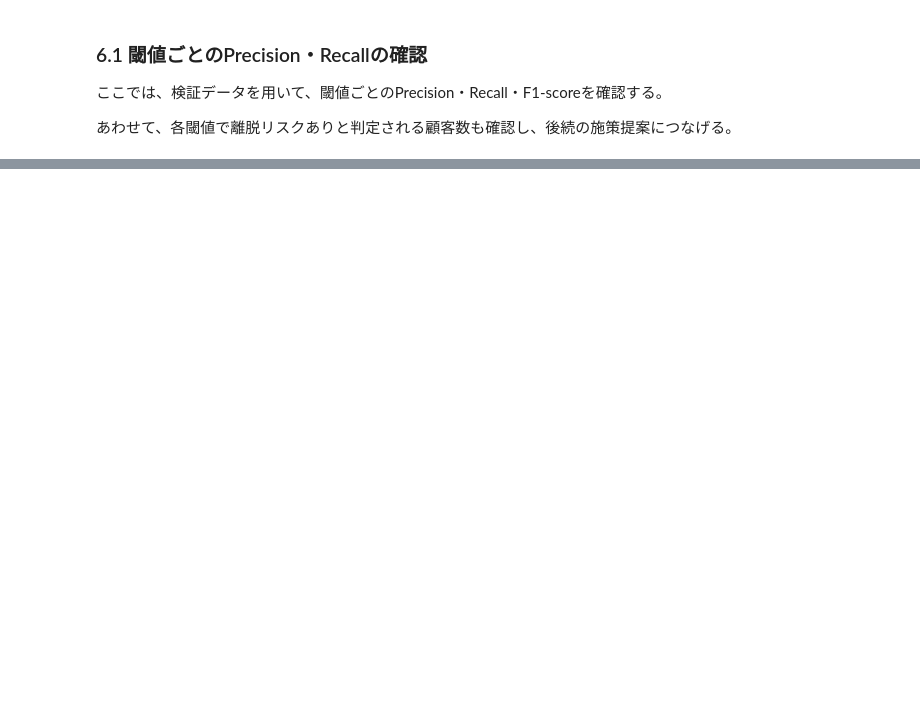
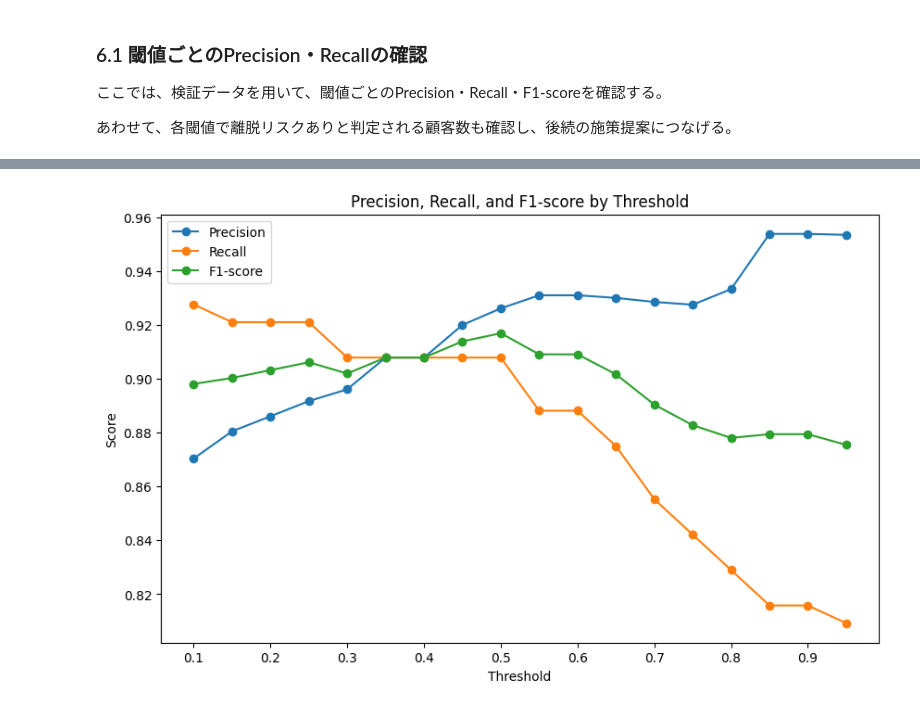
Before and after one commit to toshi039a/retail-demand-forecast, a Jupyter notebook: 離脱予測PF_20260503.ipynb, the cells around one changed output, grey strips where cells are left out. Drawn from its saved outputs; the diff is of its cells as text; code cells hidden in the pictures; blank space fills up the shorter version.

```diff
--- a/離脱予測PF_20260503.ipynb
+++ b/離脱予測PF_20260503.ipynb
@@ -1380,3 +1392,8 @@ tuning_comparison.round(3)
 ここでは、検証データを用いて、閾値ごとのPrecision・Recall・F1-scoreを確認する。
 
 あわせて、各閾値で離脱リスクありと判定される顧客数も確認し、後続の施策提案につなげる。
+# %%
+# 検証データに対する離脱確率を取得
+valid_proba = best_lgbm_pipeline.predict_proba(X_valid)[:, 1]
+
+valid_proba[:10]
@@ -1382,0 +1444,34 @@ tuning_comparison.round(3)
+# %%
+# 閾値ごとのPrecison・Recall・F1-scoreを可視化
+
+plt.figure(figsize=(10, 6))
+
+plt.plot(
+    threshold_summary_df['threshold'],
+    threshold_summary_df['precision'],
+    marker='o',
+    label='Precision'
+)
+
+plt.plot(
+    threshold_summary_df['threshold'],
+    threshold_summary_df['recall'],
+    marker='o',
+    label='Recall'
+)
+
+plt.plot(
+    threshold_summary_df['threshold'],
+    threshold_summary_df['f1'],
+    marker='o',
+    label='F1-score'
+)
+
+plt.xlabel('Threshold')
+plt.ylabel('Score')
+plt.title('Precision, Recall, and F1-score by Threshold')
+plt.xticks(np.arange(0.1, 1.0, 0.1))
+plt.legend()
+plt.show()
+# %% [output]
+[figure, added]
```
Also changed, not shown: parts of 22 cells of this notebook.
